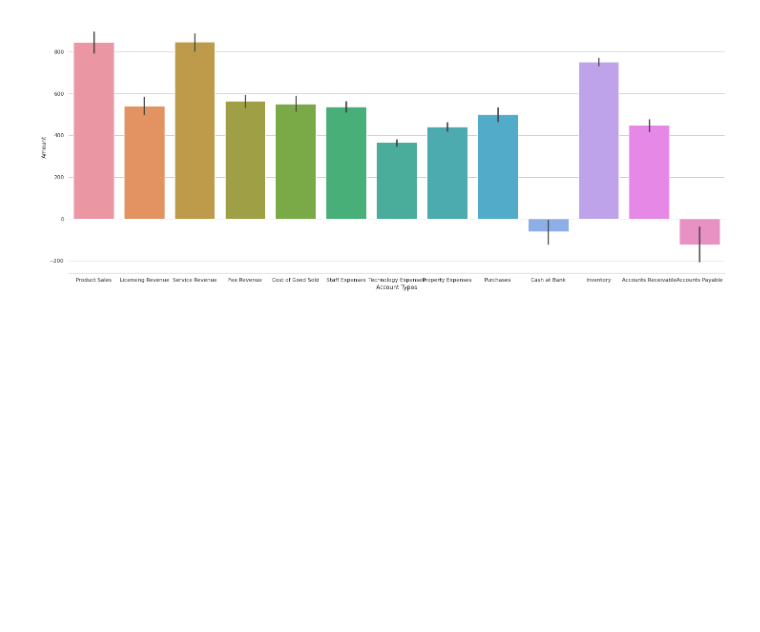
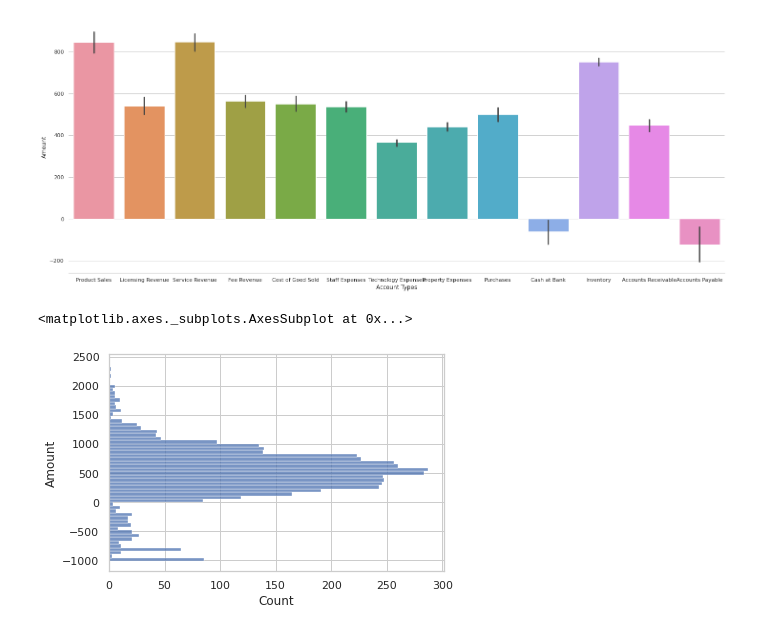
Before and after one commit to chayandatta/MLnotebooks, a Jupyter notebook: Regression_Model.ipynb, the cells around one changed output. Cells and saved outputs as stored; diff of their text form; code cells hidden in the pictures; blank space fills up the shorter version.

```diff
--- a/Regression_Model.ipynb
+++ b/Regression_Model.ipynb
@@ -133,3 +133,8 @@ g.set_axis_labels("Account Types", "Amount")
 # %% [output]
 <seaborn.axisgrid.FacetGrid at 0x...>
 [figure]
+# %%
+sns.histplot(data=df, y="Amount")
+# %% [output]
+<matplotlib.axes._subplots.AxesSubplot at 0x...>
+[figure, added]
```
Also changed, not shown: parts of 3 cells of this notebook.
